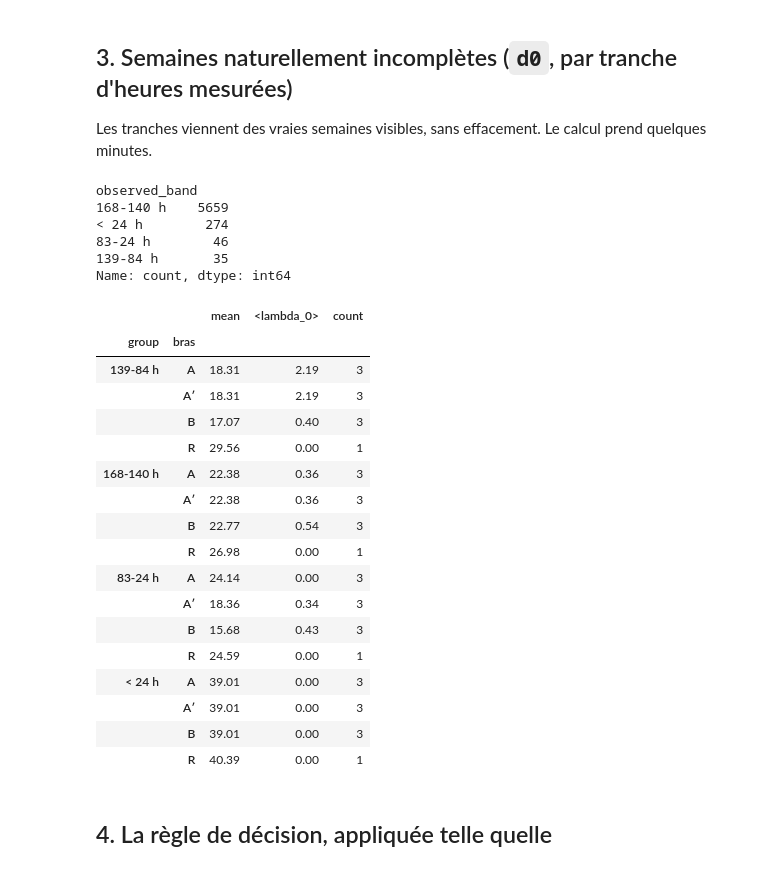
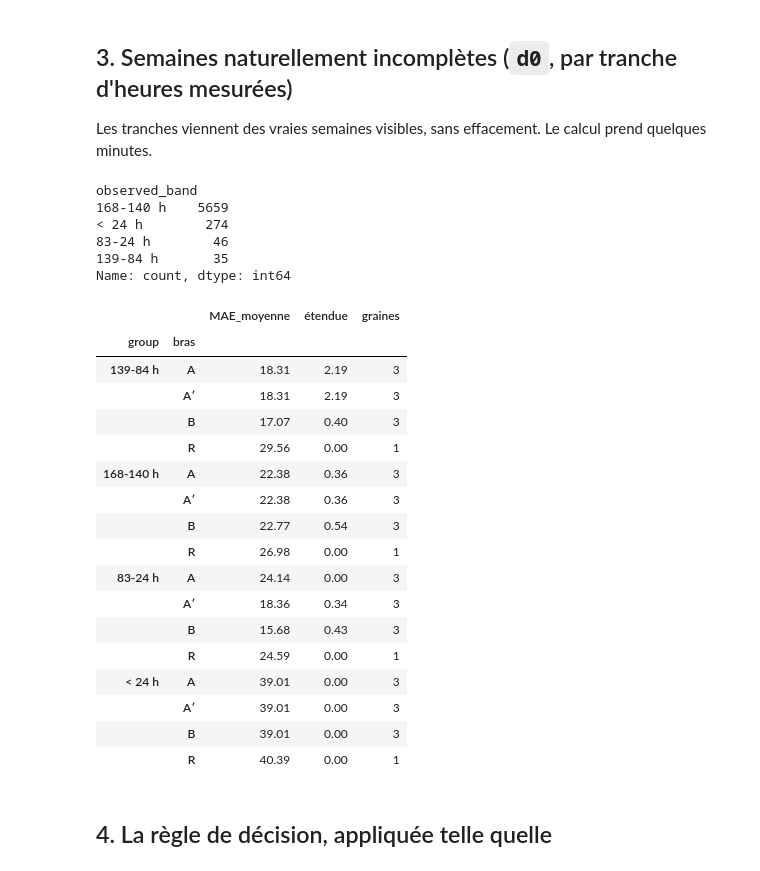
Before and after one commit to SandraOub20/ParisPulse, a Jupyter notebook: notebooks/E2_EXP-05_masquage.ipynb, the cells around one changed output. Drawn from its saved outputs; the diff is of its cells as text; code cells hidden in the pictures.

```diff
--- a/notebooks/E2_EXP-05_masquage.ipynb
+++ b/notebooks/E2_EXP-05_masquage.ipynb
@@ -122,23 +122,23 @@ Les tranches viennent des vraies semaines visibles, sans effacement. Le calcul p
 # %%
 cases = S.load_cases()
 loader = P.counts_history_loader(SNAPSHOT)
 band = D.observed_hours_band(cases, loader)
 print(band.value_counts())
 del loader  # libère environ 1 Go avant de charger les 10 prévisions de d0
 import gc; gc.collect()
 fc_d0 = S.load_forecasts(PRED / "EXP-E2-05" / "d0")
 obs = S.load_observations(cases)
 strata = S.score_by_group(cases, fc_d0, obs, band).reset_index()
 strata["bras"] = strata.method_run_id.map(arm)
-strata.groupby(["group", "bras"])["mae_macro"].agg(["mean", lambda s: s.max() - s.min(), "count"]).round(2)
+strata.groupby(["group", "bras"])["mae_macro"].agg(MAE_moyenne="mean", étendue=lambda s: s.max() - s.min(), graines="count").round(2)
 # %% [output]
 observed_band
 168-140 h    5659
 < 24 h        274
 83-24 h        46
 139-84 h       35
 Name: count, dtype: int64
-|  |  | mean | <lambda_0> | count |
+|  |  | MAE_moyenne | étendue | graines |
 | group | bras |  |  |  |
 | 139-84 h | A | 18.31 | 2.19 | 3 |
 |  | A′ | 18.31 | 2.19 | 3 |
```
Also changed, not shown: parts of 1 cell of this notebook.
